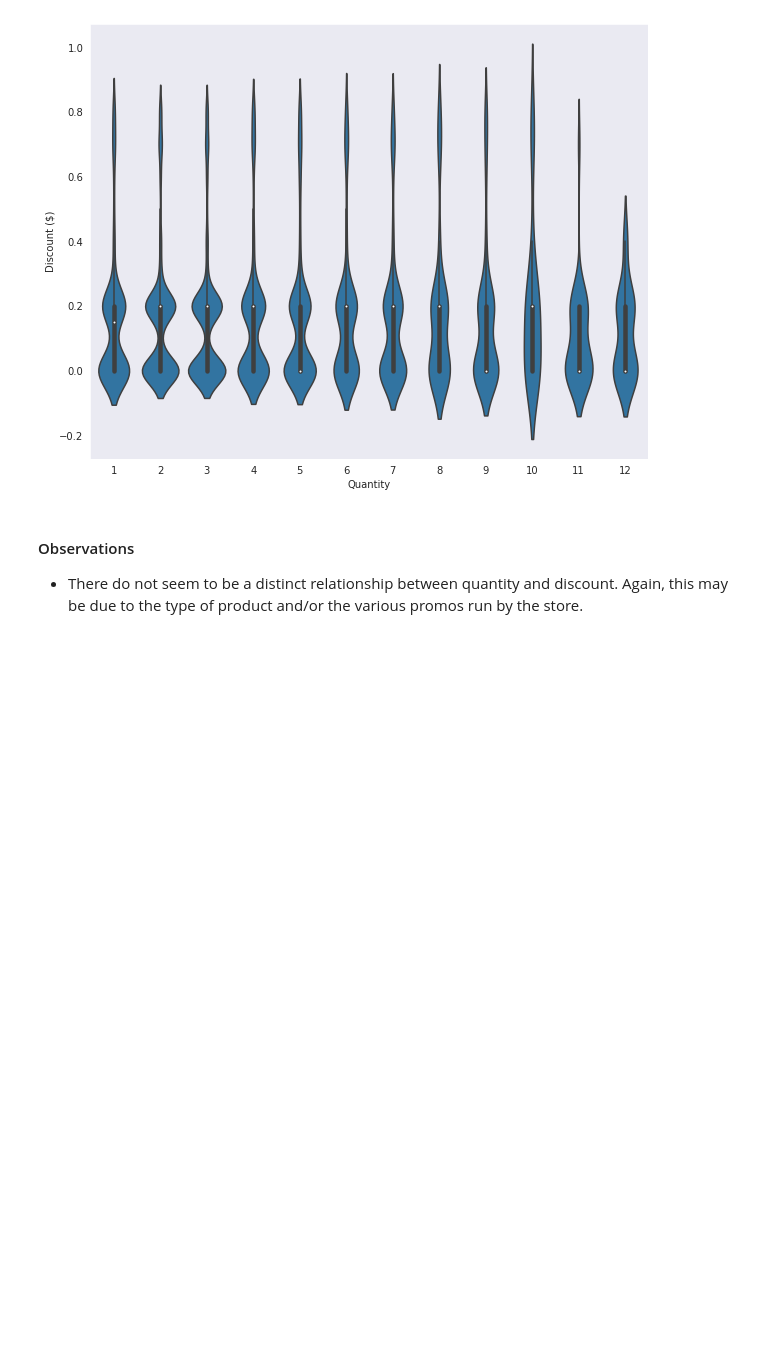
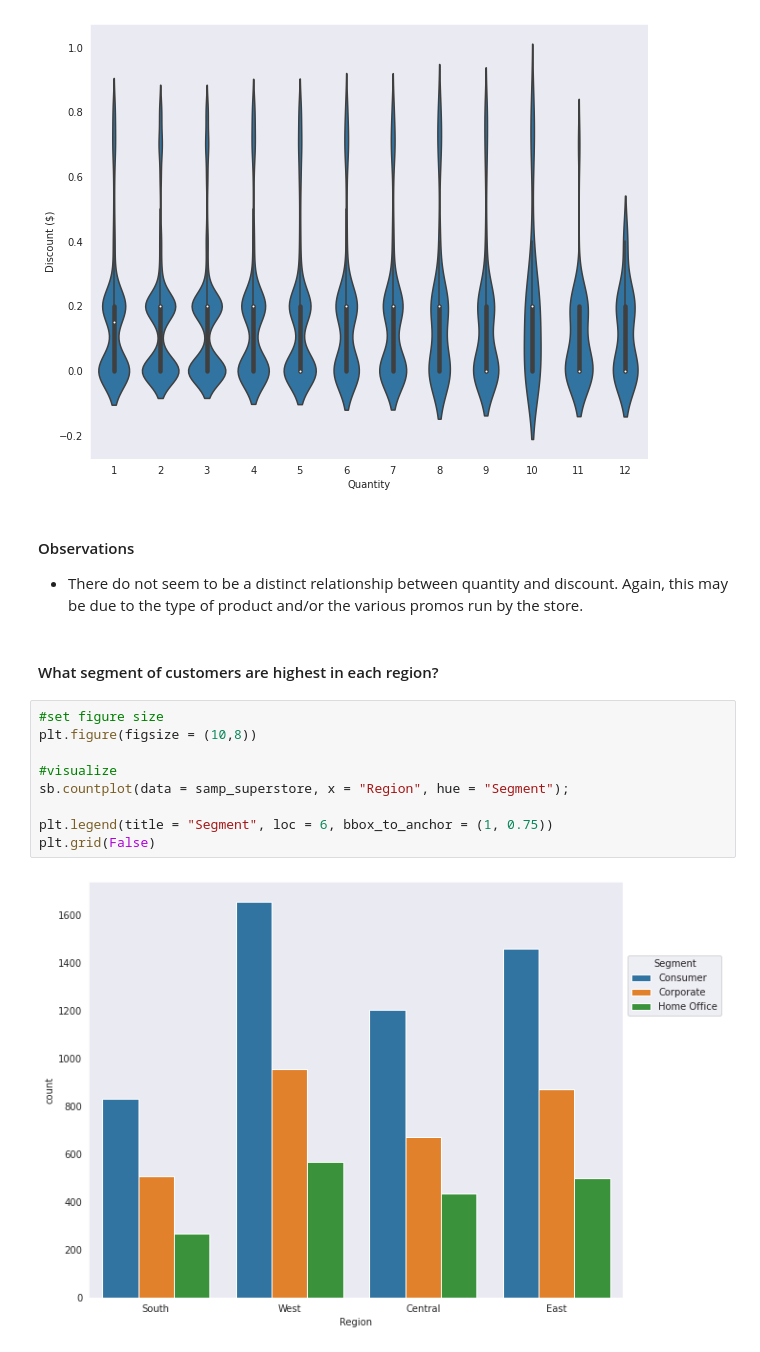
Before and after one commit to Dee-nDee/SuperStore_Data_Analysis, a Jupyter notebook: SuperStore.ipynb, the cells around one changed output. Cells and saved outputs as stored; diff of their text form; blank space fills up the shorter version.

Commit message:
feat: Segment of Customers Highest in each Region

```diff
--- a/SuperStore.ipynb
+++ b/SuperStore.ipynb
@@ -1118,3 +1118,16 @@ plt.grid(False)
 #### Observations
 
 - There do not seem to be a distinct relationship between quantity and discount. Again, this may be due to the type of product and/or the various promos run by the store.
+# %% [markdown]
+#### What segment of customers are highest in each region?
+# %%
+#set figure size
+plt.figure(figsize = (10,8))
+
+#visualize
+sb.countplot(data = samp_superstore, x = "Region", hue = "Segment");
+
+plt.legend(title = "Segment", loc = 6, bbox_to_anchor = (1, 0.75))
+plt.grid(False)
+# %% [output]
+[figure, added]
```
Also changed, not shown: parts of 2 cells of this notebook.
